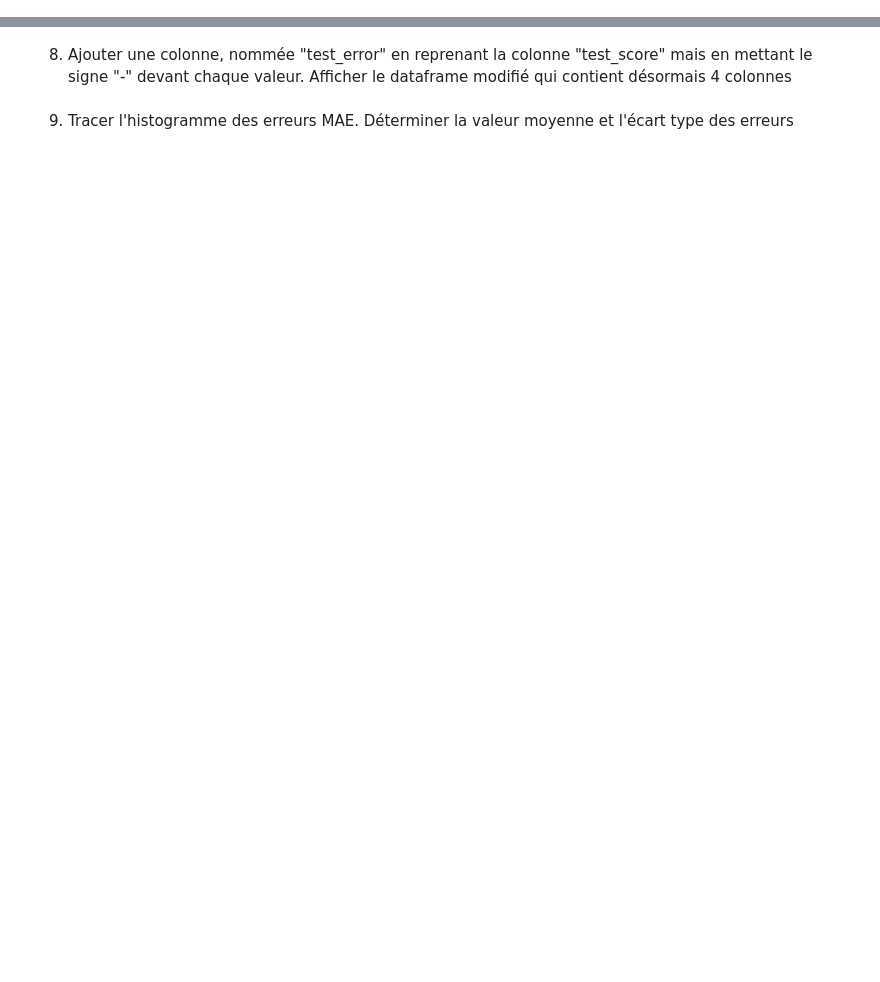
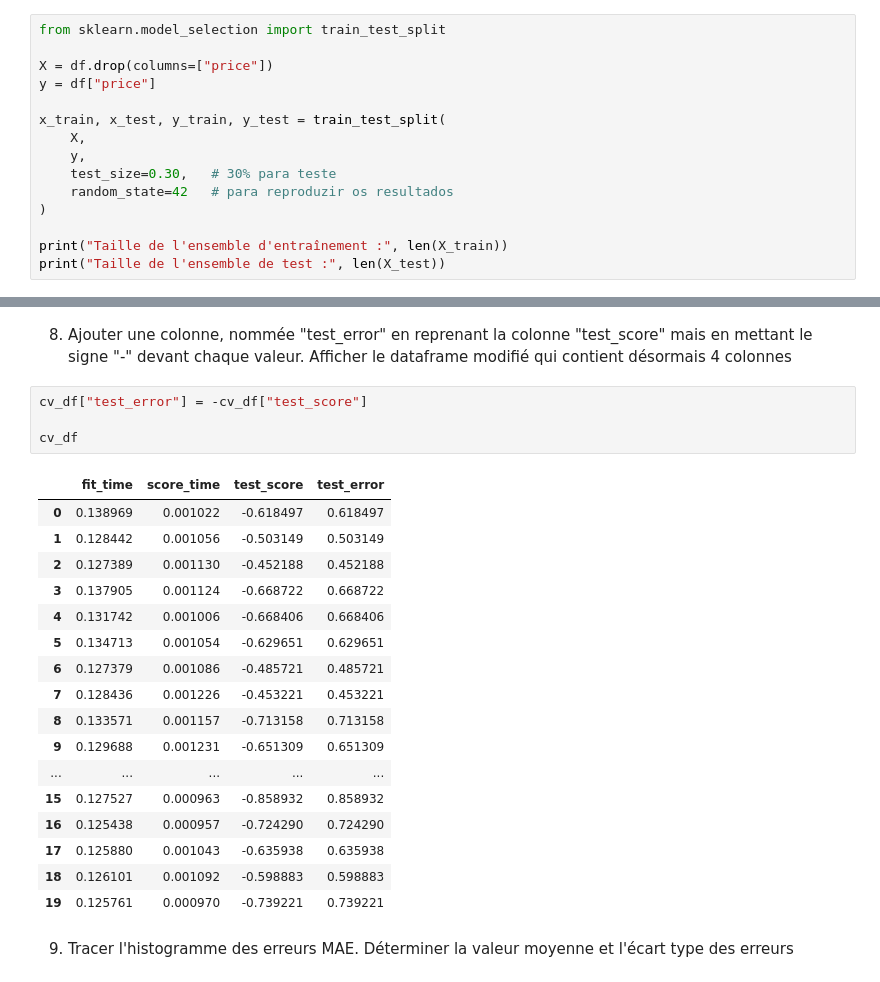
Before and after one commit to baunilhamarga/ei-climat, a Jupyter notebook: support-files/Etudes_EI_ST4/etude5_cross_validation/Etude5_cross-validation.ipynb, the cells around one changed output, grey strips where cells are left out. Saved outputs shown, nothing was run; the diff lists cells and outputs as text; blank space fills up the shorter version.

```diff
--- a/support-files/Etudes_EI_ST4/etude5_cross_validation/Etude5_cross-validation.ipynb
+++ b/support-files/Etudes_EI_ST4/etude5_cross_validation/Etude5_cross-validation.ipynb
@@ -77,3 +98,18 @@ https://www.ibm.com/fr-fr/topics/decision-trees#:~:text=Un%20arbre%20de%20d%C3%A
 A noter que l'objet de cette étude est la validation croisée, pas besoin de tout comprendre sur les arbres de décision pour le moment.
 # %% [markdown]
 2. Séparation train/test
+# %%
+from sklearn.model_selection import train_test_split
+
+X = df.drop(columns=["price"])
+y = df["price"]
+
+x_train, x_test, y_train, y_test = train_test_split(
+    X,
+    y,
+    test_size=0.30,   # 30% para teste
+    random_state=42   # para reproduzir os resultados
+)
+
+print("Taille de l'ensemble d'entraînement :", len(X_train))
+print("Taille de l'ensemble de test :", len(X_test))
@@ -100,4 +227,26 @@ cv_results = cross_validate(
 # %% [markdown]
 8. Ajouter une colonne, nommée "test_error" en reprenant la colonne "test_score" mais en mettant le signe "-" devant chaque valeur. Afficher le dataframe modifié qui contient désormais 4 colonnes
+# %%
+cv_df["test_error"] = -cv_df["test_score"]
+
+cv_df
+# %% [output]
+|  | fit_time | score_time | test_score | test_error |
+| 0 | 0.138969 | 0.001022 | -0.618497 | 0.618497 |
+| 1 | 0.128442 | 0.001056 | -0.503149 | 0.503149 |
+| 2 | 0.127389 | 0.001130 | -0.452188 | 0.452188 |
+| 3 | 0.137905 | 0.001124 | -0.668722 | 0.668722 |
+| 4 | 0.131742 | 0.001006 | -0.668406 | 0.668406 |
+| 5 | 0.134713 | 0.001054 | -0.629651 | 0.629651 |
+| 6 | 0.127379 | 0.001086 | -0.485721 | 0.485721 |
+| 7 | 0.128436 | 0.001226 | -0.453221 | 0.453221 |
+| 8 | 0.133571 | 0.001157 | -0.713158 | 0.713158 |
+| 9 | 0.129688 | 0.001231 | -0.651309 | 0.651309 |
+| ... | ... | ... | ... | ... |
+| 15 | 0.127527 | 0.000963 | -0.858932 | 0.858932 |
+| 16 | 0.125438 | 0.000957 | -0.724290 | 0.724290 |
+| 17 | 0.125880 | 0.001043 | -0.635938 | 0.635938 |
+| 18 | 0.126101 | 0.001092 | -0.598883 | 0.598883 |
+| 19 | 0.125761 | 0.000970 | -0.739221 | 0.739221 |
 # %% [markdown]
 9. Tracer l'histogramme des erreurs MAE. Déterminer la valeur moyenne et l'écart type des erreurs
```
Also changed, not shown: parts of 12 cells of this notebook.
